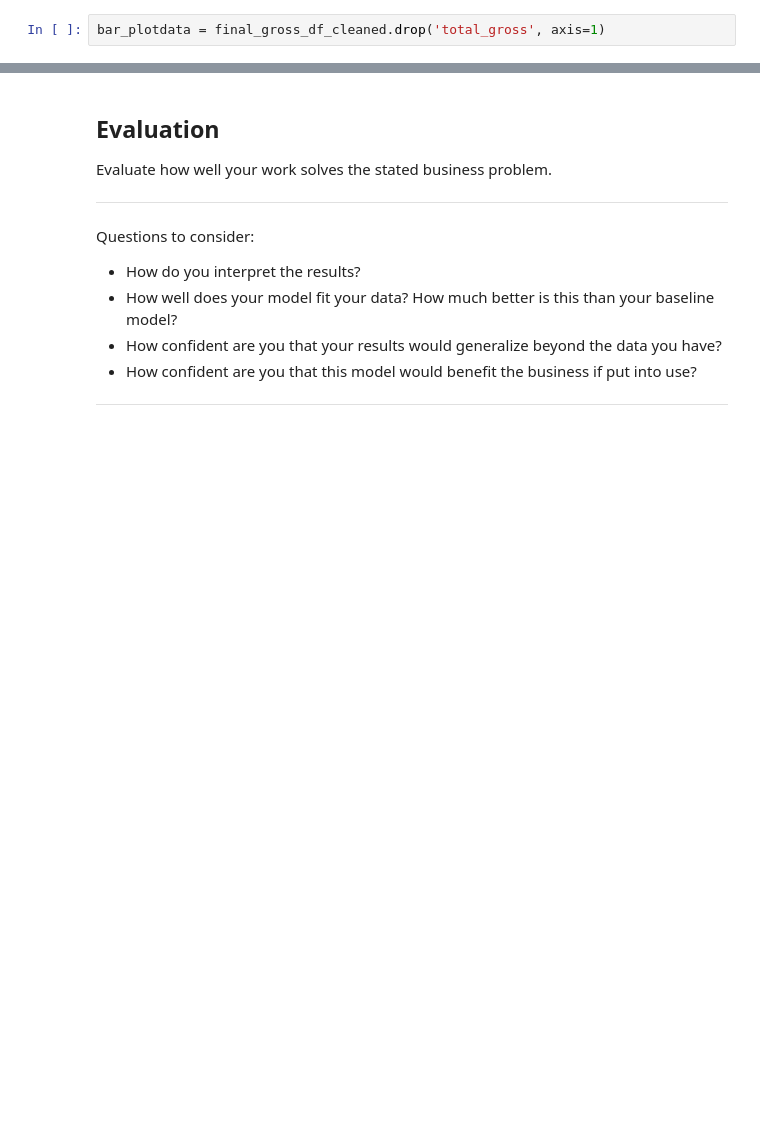
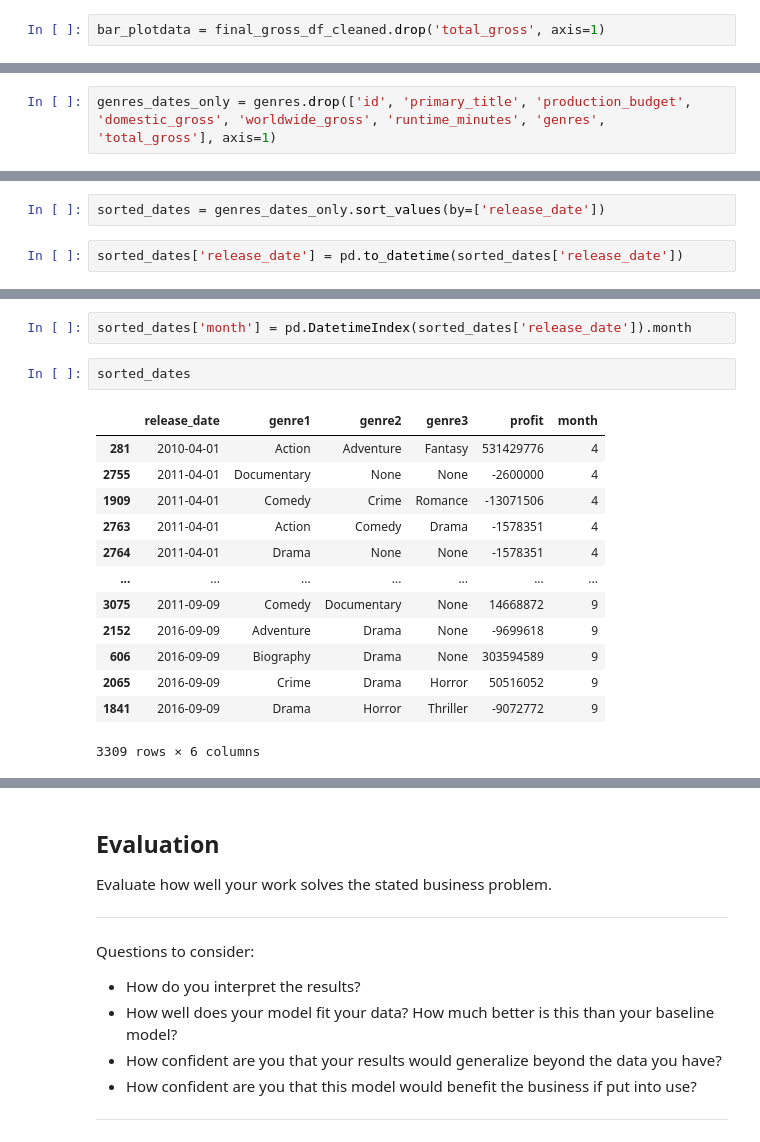
Before and after one commit to CamLadd/Netflix_Data_Comparison_Analysis, a Jupyter notebook: Cam's Work.ipynb, the cells around one changed output, grey strips where cells are left out. Drawn from its saved outputs; the diff is of its cells as text; blank space fills up the shorter version.

```diff
--- a/Cam's Work.ipynb
+++ b/Cam's Work.ipynb
@@ -753,0 +449,2 @@ Text(0, 0.5, 'Dollars (in billions of dollars)')
+# %%
+genres_dates_only = genres.drop(['id', 'primary_title', 'production_budget', 'domestic_gross', 'worldwide_gross', 'runtime_minutes', 'genres', 'total_gross'], axis=1)
@@ -753,0 +467,4 @@ Text(0, 0.5, 'Dollars (in billions of dollars)')
+# %%
+sorted_dates = genres_dates_only.sort_values(by=['release_date'])
+# %%
+sorted_dates['release_date'] = pd.to_datetime(sorted_dates['release_date'])
@@ -753,0 +487,18 @@ Text(0, 0.5, 'Dollars (in billions of dollars)')
+# %%
+sorted_dates['month'] = pd.DatetimeIndex(sorted_dates['release_date']).month
+# %%
+sorted_dates
+# %% [output]
+|  | release_date | genre1 | genre2 | genre3 | profit | month |
+| 281 | 2010-04-01 | Action | Adventure | Fantasy | 531429776 | 4 |
+| 2755 | 2011-04-01 | Documentary | None | None | -2600000 | 4 |
+| 1909 | 2011-04-01 | Comedy | Crime | Romance | -13071506 | 4 |
+| 2763 | 2011-04-01 | Action | Comedy | Drama | -1578351 | 4 |
+| 2764 | 2011-04-01 | Drama | None | None | -1578351 | 4 |
+| ... | ... | ... | ... | ... | ... | ... |
+| 3075 | 2011-09-09 | Comedy | Documentary | None | 14668872 | 9 |
+| 2152 | 2016-09-09 | Adventure | Drama | None | -9699618 | 9 |
+| 606 | 2016-09-09 | Biography | Drama | None | 303594589 | 9 |
+| 2065 | 2016-09-09 | Crime | Drama | Horror | 50516052 | 9 |
+| 1841 | 2016-09-09 | Drama | Horror | Thriller | -9072772 | 9 |
+3309 rows × 6 columns
```
Also changed, not shown: parts of 64 cells of this notebook.
